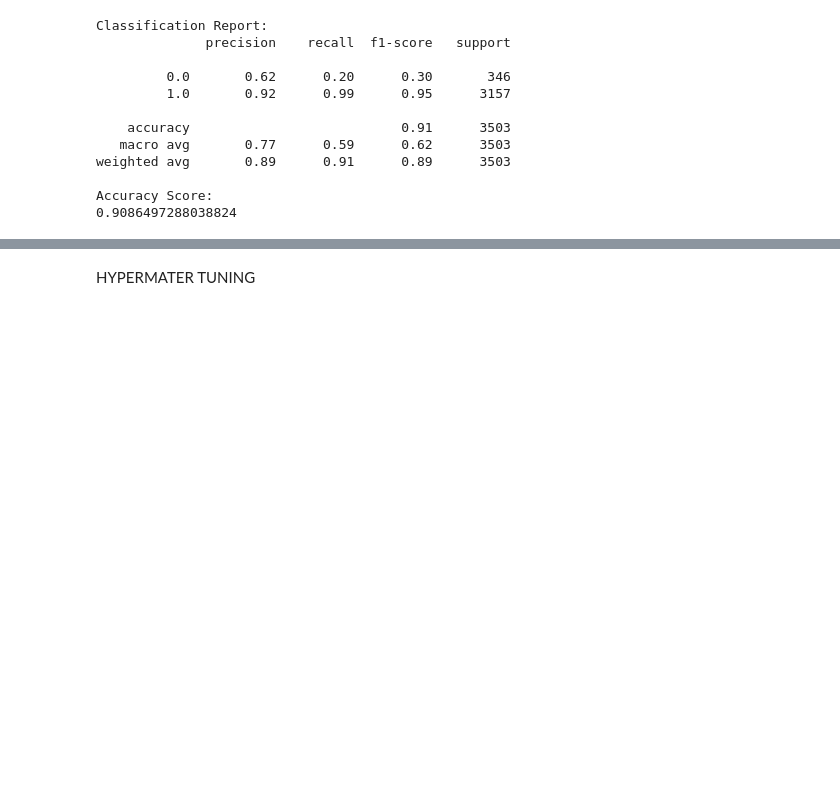
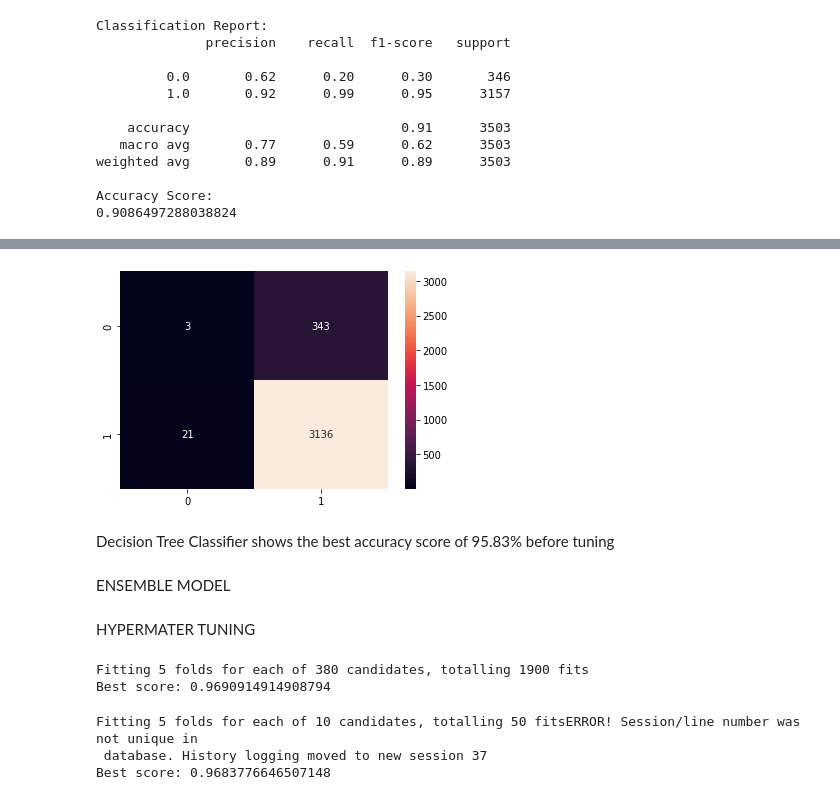
Before and after one commit to anjaliagarwal152615/world-bank-data-analysis-, a Jupyter notebook: world_bank.ipynb, the cells around one changed output, grey strips where cells are left out. Drawn from its saved outputs; the diff is of its cells as text; code cells hidden in the pictures; blank space fills up the shorter version.

```diff
--- a/world_bank.ipynb
+++ b/world_bank.ipynb
@@ -742,2 +765,41 @@ Accuracy Score:
+# %%
+#make plot
+import matplotlib.pyplot as plt
+import seaborn as sns
+sns.heatmap(confusion_matrix, annot=True, fmt='d')
+plt.show()
+# %% [output]
+[figure, added]
+# %% [markdown]
+Decision Tree Classifier shows the best accuracy score of 95.83% before tuning
+# %% [markdown]
+ENSEMBLE MODEL
 # %% [markdown]
 HYPERMATER TUNING
+# %%
+from sklearn.model_selection import GridSearchCV
+from sklearn.metrics import classification_report
+model = DecisionTreeClassifier()
+parameters = {'max_depth':[1,2,3,4,5,6,7,8,9,10,11,12,13,14,15,16,17,18,19,20], 'min_samples_split':[2,3,4,5,6,7,8,9,10,11,12,13,14,15,16,17,18,19,20]}
+grid_search = GridSearchCV(estimator=model, param_grid=parameters, cv=5, n_jobs=-1, verbose=1)
+grid_search.fit(X_train, y_train)
+best_accuracy = grid_search.best_score_
+best_parameters = grid_search.best_params_
+print("Best score:", best_accuracy)
+# %% [output]
+Fitting 5 folds for each of 380 candidates, totalling 1900 fits
+Best score: 0.9690914914908794
+# %%
+from sklearn.model_selection import RandomizedSearchCV
+from sklearn.metrics import classification_report
+model = DecisionTreeClassifier()
+param_vals = {'max_depth':[1,2,3,4,5,6,7,8,9,10,11,12,13,14,15,16,17,18,19,20], 'min_samples_split':[2,3,4,5,6,7,8,9,10,11,12,13,14,15,16,17,18,19,20]}
+rnd_search = RandomizedSearchCV(estimator=model, param_distributions=param_vals, n_iter=10, cv=5, verbose=1, random_state=42, n_jobs=-1)
+rnd_search.fit(X_train, y_train)
+best_accuracy = rnd_search.best_score_
+best_parameters = rnd_search.best_params_
+print("Best score:", best_accuracy)
+# %% [output]
+Fitting 5 folds for each of 10 candidates, totalling 50 fitsERROR! Session/line number was not unique in
+ database. History logging moved to new session 37
+Best score: 0.9683776646507148
```
Also changed, not shown: parts of 6 cells of this notebook, 4 other files.
